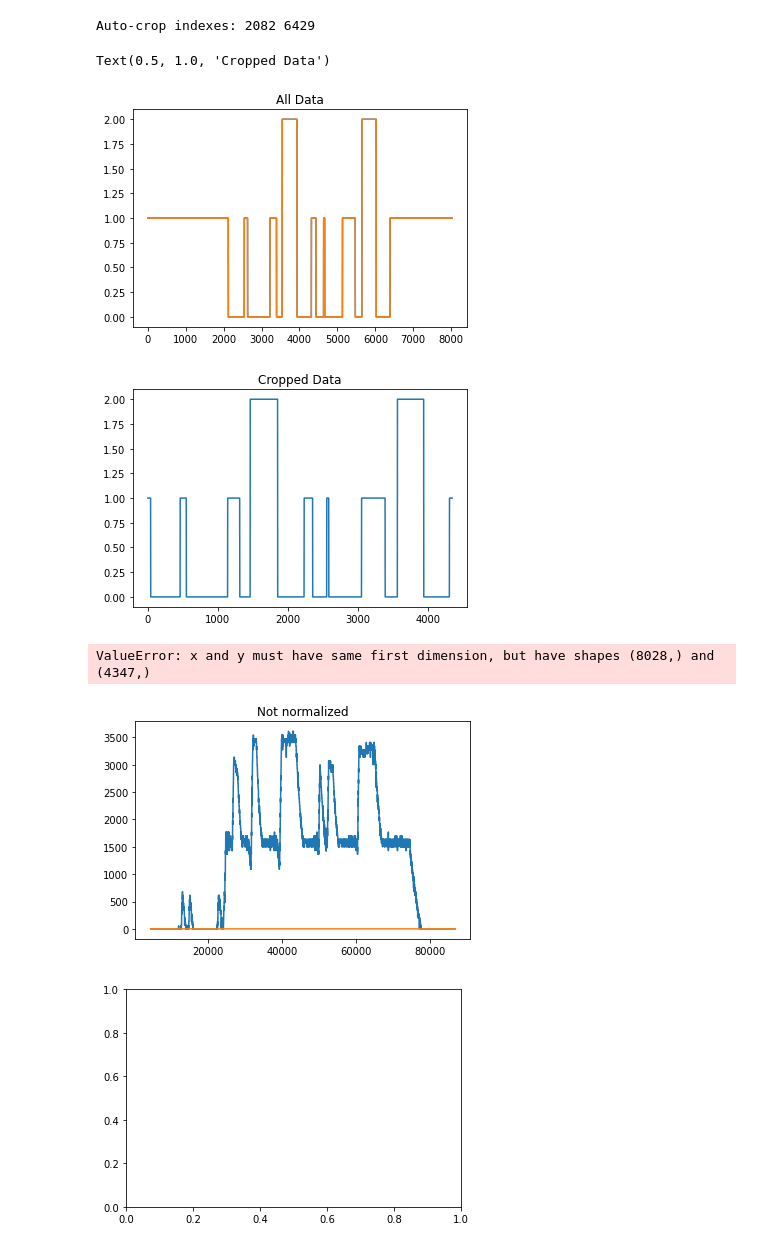
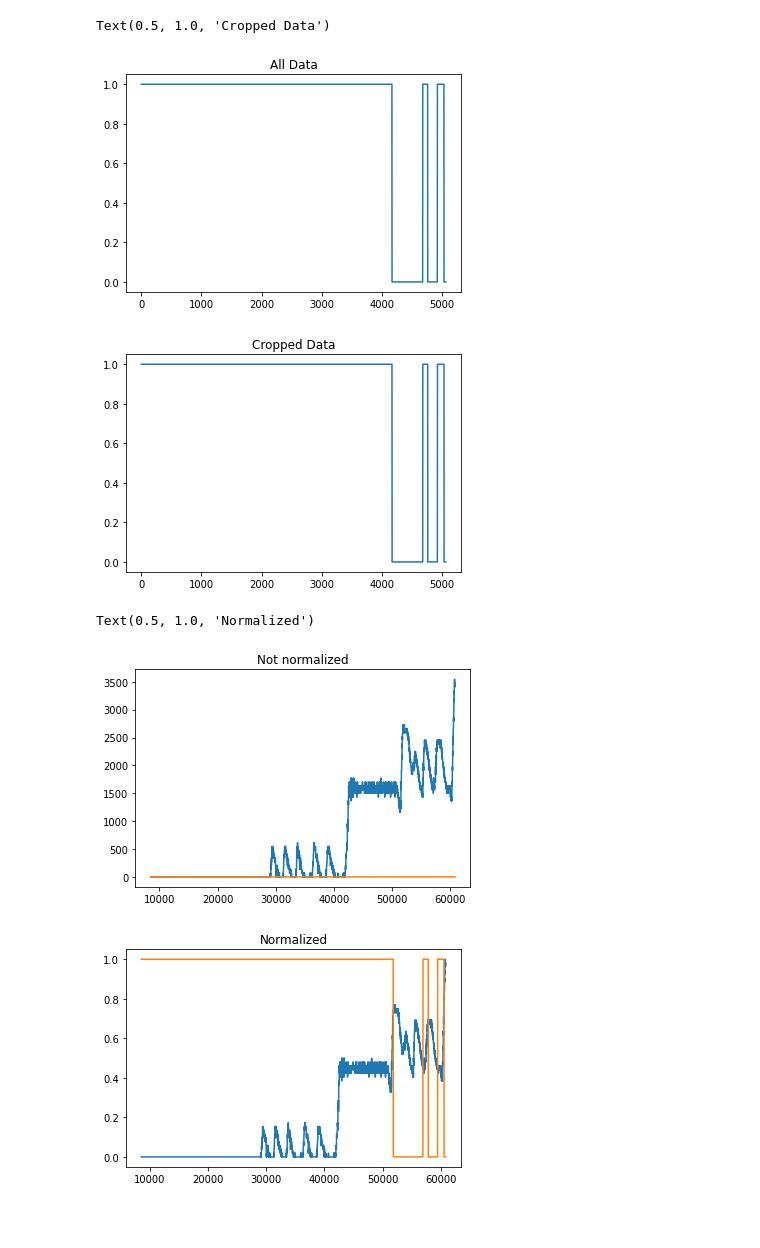
Before and after one commit to Bruin-Racing-Baja/MOAT, a Jupyter notebook: data_analysis/Data analysis.ipynb, the cells around one changed output. Drawn from its saved outputs; the diff is of its cells as text; code cells hidden in the pictures; blank space fills up the shorter version.

```diff
--- a/data_analysis/Data analysis.ipynb
+++ b/data_analysis/Data analysis.ipynb
@@ -4,7 +4,7 @@
 #can be found here. Change the values, then go and run all
 
 #Location to load data from (.txt file, make sure there is no text besides the first four rows)
-file_path = 'DD_DATA\log_1.txt'
+file_path = 'DD_DATA\log_3.txt'
 
 #List of all properties collected in the log, IN ORDER
 properties = [
@@ -44,6 +44,7 @@ properties_to_normalize = [
     "therm2",
     "therm3",
     "dt",
+    "roll_frame",
     ]
 
 #All of the tuples in this array will be graphed automatically
@@ -60,6 +61,8 @@ auto_graphs = [("s_time", "rpm"),
                ("s_time", "therm2"),
                ("s_time", "therm3"),
                ("s_time", "roll_frame"),
+               ("roll_frame", "rpm"),
+               ("dt", "rpm"),
               ]
 # all tuples in this array will be graphed automatically, with as many properties as desired
 # Format (x, y, z, a, ...)
@@ -71,10 +74,11 @@ multi_auto_graphs = [("s_time", "rpm", "enc_pos"),
                     ("s_time", "estop", "enc_pos"),
                     ("s_time", "roll_frame", "exp_decay"),
                     ("s_time", "roll_frame", "ref_rpm"),
+                    ("s_time", "roll_frame", "rpm"),
                     ]
 
-auto_crop = True #Auto crops based off of status codes and applies to all auto-generated graphs
-manual_crop = (1000, 8000) #Add values to tuple in format (start, stop) to manually set crop (recommend plotting property vs index)
+auto_crop = False #Auto crops based off of status codes and applies to all auto-generated graphs
+manual_crop = () #Add values to tuple in format (start, stop) to manually set crop (recommend plotting property vs index)
 #Note: Turning auto crop off and leaving manual crop empty will produce graphs with no cropping
 
 leading_indeces = 40 #Sets how many data points to include before and after the status code starts to change
@@ -176,33 +180,32 @@ plt.figure(2)
 plt.plot(data["status"][crop_start:crop_end])
 plt.title("Cropped Data")
 # %% [output]
-Auto-crop indexes: 2082 6429
+Text(0.5, 1.0, 'Cropped Data')
-Text(0.5, 1.0, 'Cropped Data')
-[figure, old version]
+[figure, new version]
-[figure, old version]
+[figure, new version]
 # %%
 # normalize
 normalized_data = dict(data) # start with a copy to keep the non normalized data
 for property in properties_to_normalize:
     n = max(abs(data[property][crop_start:crop_end]))
     if abs(min(data[property][crop_start:crop_end])>n):
         n = min(data[property][crop_start:crop_end])
     if n == 0:
         n = 0.01
-    normalized_data[property] = data[property][crop_start:crop_end]/n
+    normalized_data[property] = data[property]/n
 
 normalized_data["s_time"] = data["s_time"]
 plt.plot(data["s_time"], data["rpm"])
 plt.plot(data["s_time"], data["status"])
 plt.title("Not normalized")
 plt.figure(2)
 plt.plot(normalized_data["s_time"], normalized_data["rpm"])
 plt.plot(normalized_data["s_time"], normalized_data["status"])
 plt.title("Normalized")
 # %% [output]
-ValueError: x and y must have same first dimension, but have shapes (8028,) and (4347,)
+Text(0.5, 1.0, 'Normalized')
-[figure, old version]
+[figure, new version]
-[figure, old version]
+[figure, new version]
 # %%
 #add data member for time in seconds rather than milliseconds
 data["time(s)"] = data["s_time"]/1000
```
Also changed, not shown: parts of 7 cells of this notebook.
